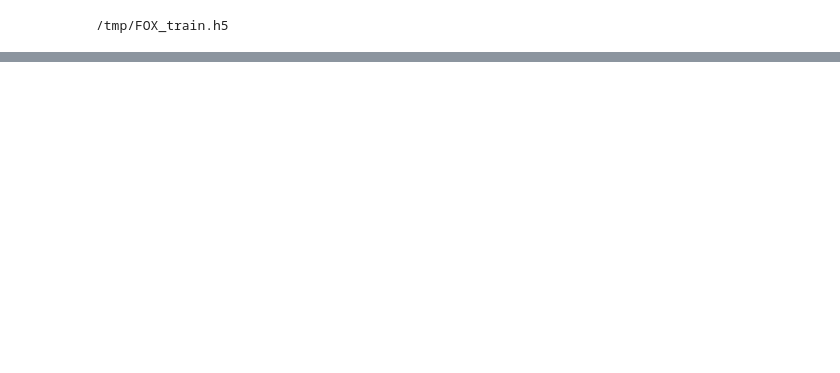
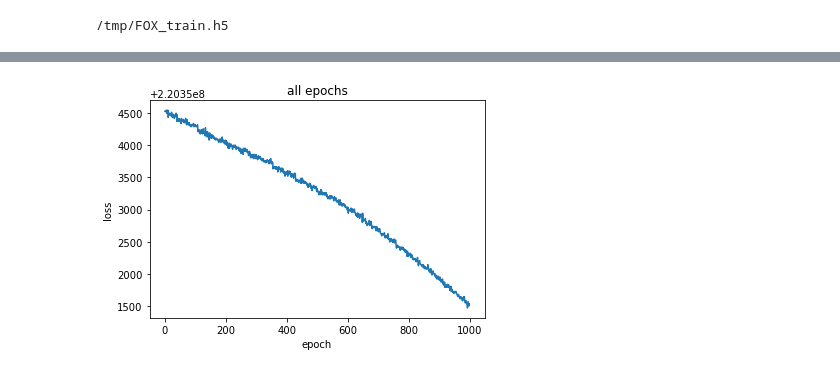
Before and after one commit to ManiacMaxo/Thesis, a Jupyter notebook: FOX-lstm.ipynb, the cells around one changed output, grey strips where cells are left out. Saved outputs shown, nothing was run; the diff lists cells and outputs as text; code cells hidden in the pictures; blank space fills up the shorter version.

```diff
--- a/FOX-lstm.ipynb
+++ b/FOX-lstm.ipynb
@@ -27,3 +27,10 @@ train_y = train['labels'][:]
 
 test_X = test['data'][:]
 test_y = test['labels'][:]
+# %%
+clear_session()
+model = Sequential([
+    LSTM(8, input_shape=(4, 1000)),
+    Dense(128, activation='relu'),
+    Dense(31, activation='relu')
+])
@@ -29,0 +54,3 @@ test_y = test['labels'][:]
+# %%
+model.compile(optimizer=Adam(lr=0.00001), loss='mse')
+history = model.fit(train_X[:1000], train_y[:1000], epochs=1000)
@@ -29,0 +75,11 @@ test_y = test['labels'][:]
+# %%
+start = 0
+end = 1000
+
+plt.title('all epochs')
+plt.xlabel('epoch')
+plt.ylabel('loss')
+plt.plot(range(start, end), history.history['loss'][start:end])
+plt.show()
+# %% [output]
+[figure, added]
```
Also changed, not shown: parts of 4 cells of this notebook, 3 other files.
